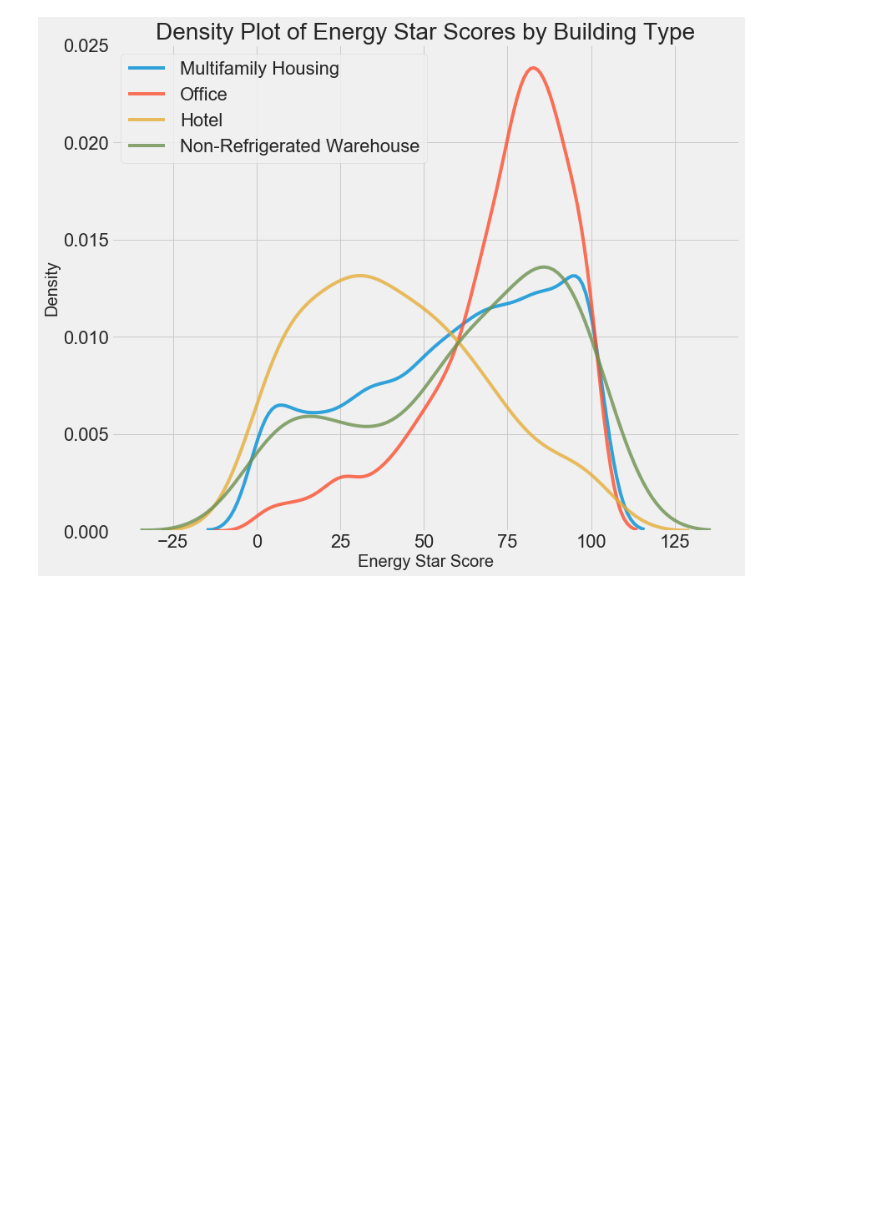
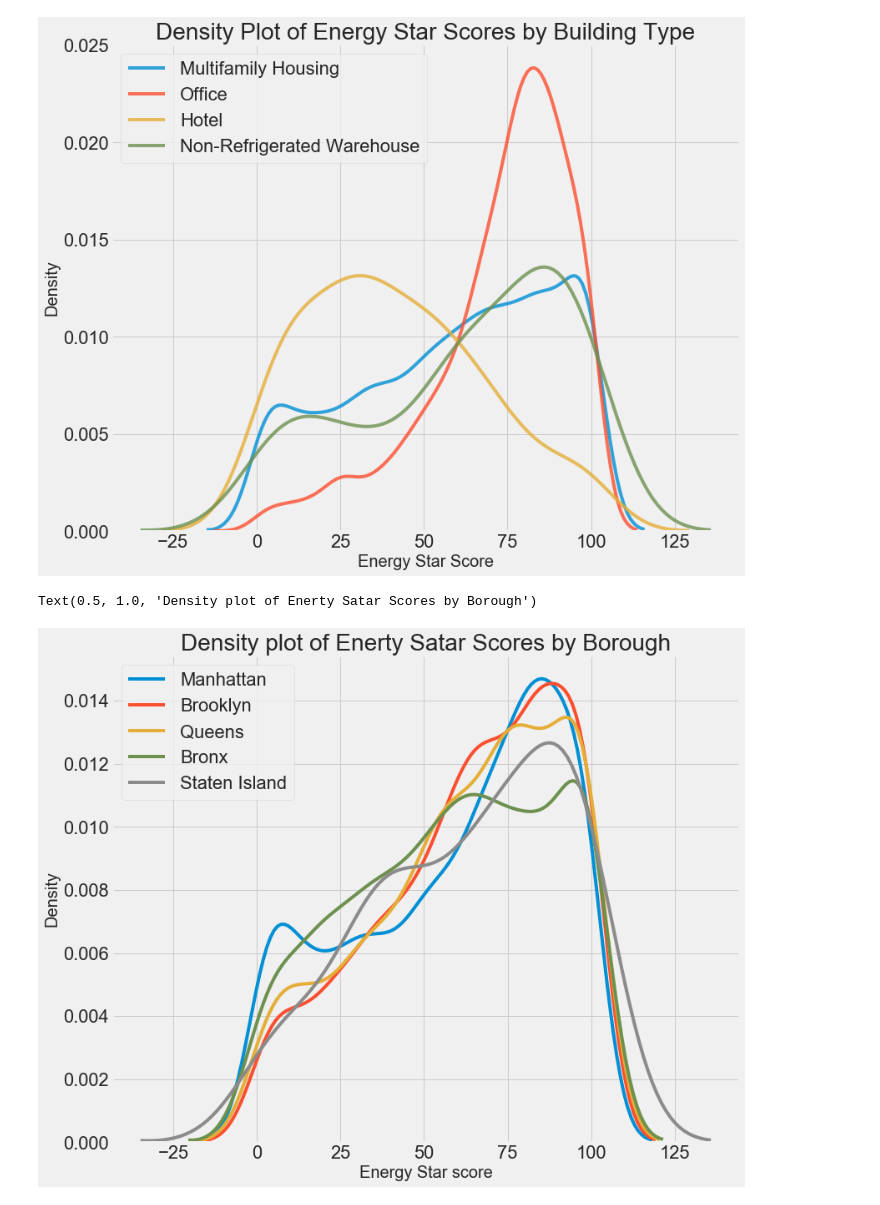
Before and after one commit to snehalsandy/machine-learning-, a Jupyter notebook: machine-learning-project-walkthrough-master/project 1.ipynb, the cells around one changed output. Cells and saved outputs as stored; diff of their text form; code cells hidden in the pictures; blank space fills up the shorter version.

```diff
--- a/machine-learning-project-walkthrough-master/project 1.ipynb
+++ b/machine-learning-project-walkthrough-master/project 1.ipynb
@@ -259,4 +259,19 @@ plt.title('Density Plot of Energy Star Scores by Building Type', size = 28);
 # %%
 boroughs=data.dropna(subset=['score'])
 boroughs=boroughs['Borough'].value_counts()
-boroughs=list(boroughs[boroughs.values>100].in)
+boroughs=list(boroughs[boroughs.values>100].index)
+# %%
+figsize(12,10)
+for borough in boroughs:
+
+    subset=data[data['Borough'] == borough]
+
+    sns.kdeplot(subset['score'].dropna(),label=borough)
+
+
+plt.xlabel("Energy Star score",size=20)
+plt.ylabel('Density',size=20)
+plt.title('Density plot of Enerty Satar Scores by Borough',size=28)
+# %% [output]
+Text(0.5, 1.0, 'Density plot of Enerty Satar Scores by Borough')
+[figure, added]
```
Also changed, not shown: parts of 3 cells of this notebook.
